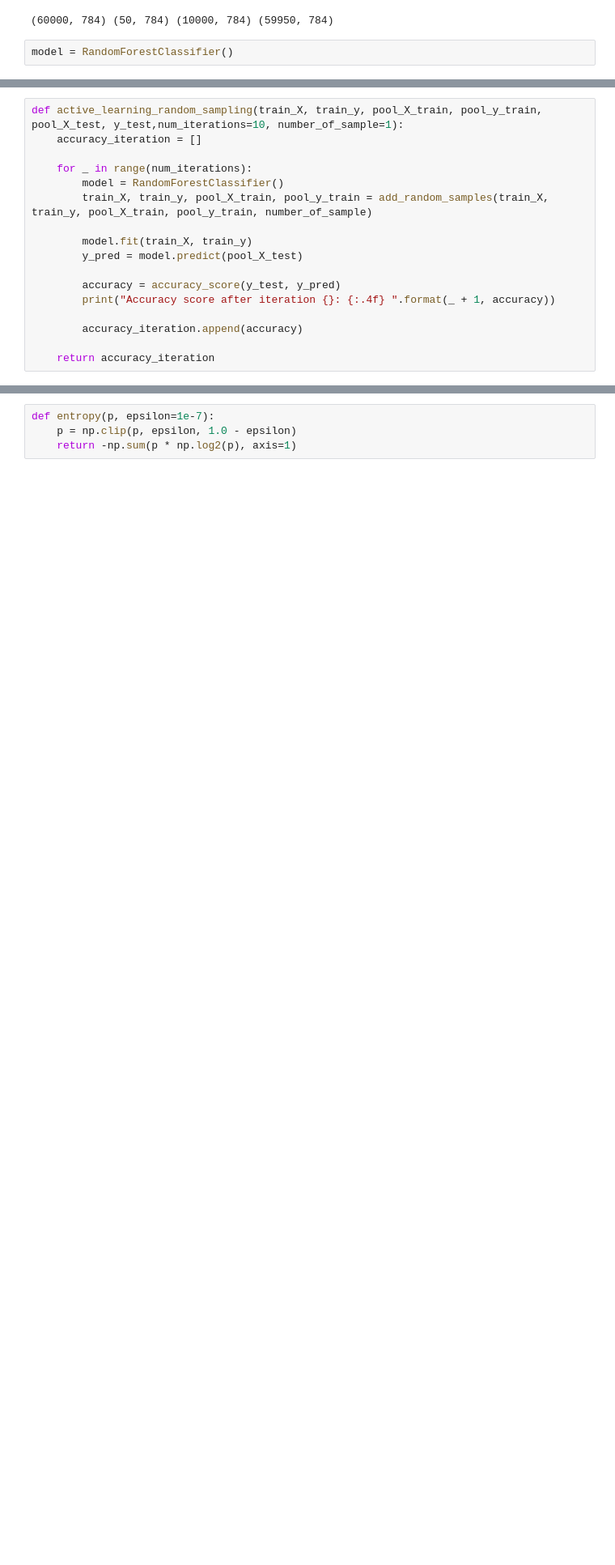
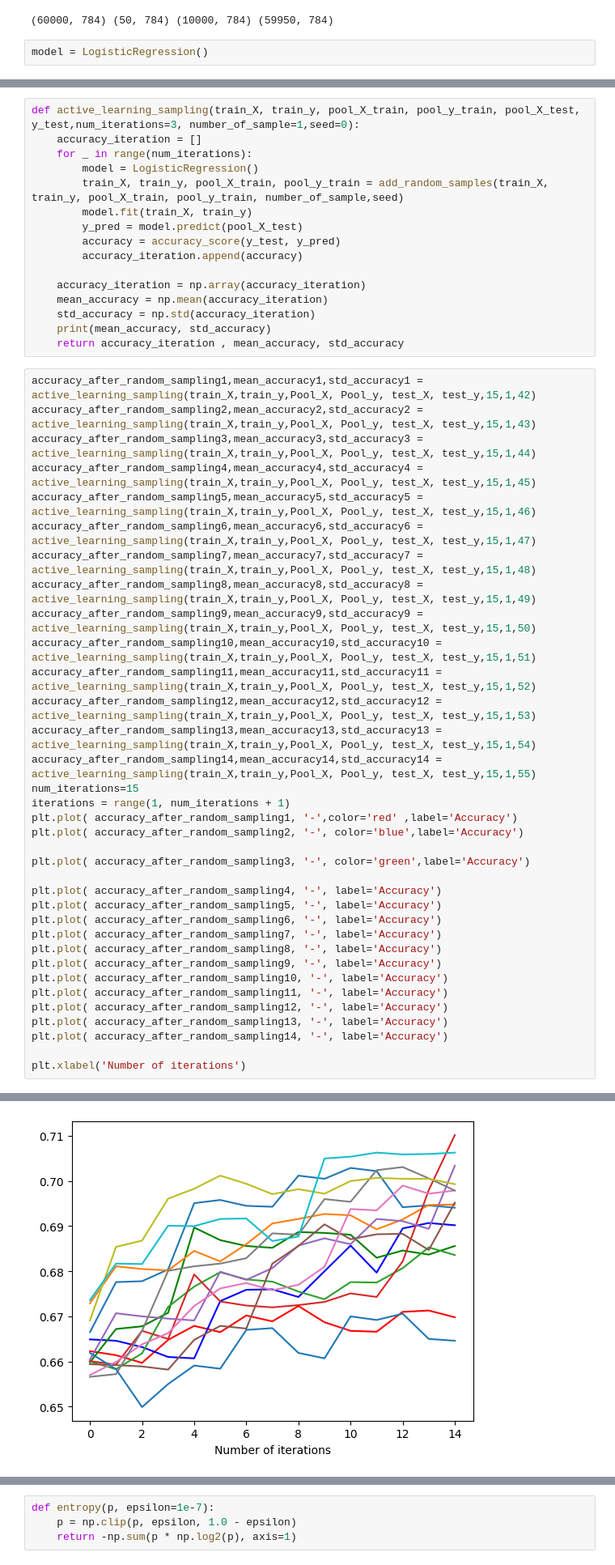
Before and after one commit to rishabh-mondal/active-learning, a Jupyter notebook: aL_mnist.ipynb, the cells around one changed output, grey strips where cells are left out. Shown at 81% size. Saved outputs shown, nothing was run; the diff lists cells and outputs as text; blank space fills up the shorter version.

```diff
--- a/aL_mnist.ipynb
+++ b/aL_mnist.ipynb
@@ -24,4 +20,4 @@ print(train_pool_X.shape, train_X.shape, test_X.shape, Pool_X.shape)
 # %% [output]
 (60000, 784) (50, 784) (10000, 784) (59950, 784)
 # %%
-model = RandomForestClassifier()
+model = LogisticRegression()
@@ -52,18 +34,53 @@ def add_random_samples(train_X, train_y, pool_X_train, pool_y_train, number_of_s
     return train_X, train_y, pool_X_train, pool_y_train
 # %%
-def active_learning_random_sampling(train_X, train_y, pool_X_train, pool_y_train, pool_X_test, y_test,num_iterations=10, number_of_sample=1):
+def active_learning_sampling(train_X, train_y, pool_X_train, pool_y_train, pool_X_test, y_test,num_iterations=3, number_of_sample=1,seed=0):
     accuracy_iteration = []
-
     for _ in range(num_iterations):
-        model = RandomForestClassifier()
-        train_X, train_y, pool_X_train, pool_y_train = add_random_samples(train_X, train_y, pool_X_train, pool_y_train, number_of_sample)
-
+        model = LogisticRegression()
+        train_X, train_y, pool_X_train, pool_y_train = add_random_samples(train_X, train_y, pool_X_train, pool_y_train, number_of_sample,seed)
         model.fit(train_X, train_y)
         y_pred = model.predict(pool_X_test)
-
         accuracy = accuracy_score(y_test, y_pred)
-        print("Accuracy score after iteration {}: {:.4f} ".format(_ + 1, accuracy))
-
         accuracy_iteration.append(accuracy)
 
-    return accuracy_iteration
+    accuracy_iteration = np.array(accuracy_iteration)
+    mean_accuracy = np.mean(accuracy_iteration)
+    std_accuracy = np.std(accuracy_iteration)
+    print(mean_accuracy, std_accuracy)
+    return accuracy_iteration , mean_accuracy, std_accuracy
+# %%
+accuracy_after_random_sampling1,mean_accuracy1,std_accuracy1 = active_learning_sampling(train_X,train_y,Pool_X, Pool_y, test_X, test_y,15,1,42)
+accuracy_after_random_sampling2,mean_accuracy2,std_accuracy2 = active_learning_sampling(train_X,train_y,Pool_X, Pool_y, test_X, test_y,15,1,43)
+accuracy_after_random_sampling3,mean_accuracy3,std_accuracy3 = active_learning_sampling(train_X,train_y,Pool_X, Pool_y, test_X, test_y,15,1,44)
+accuracy_after_random_sampling4,mean_accuracy4,std_accuracy4 = active_learning_sampling(train_X,train_y,Pool_X, Pool_y, test_X, test_y,15,1,45)
+accuracy_after_random_sampling5,mean_accuracy5,std_accuracy5 = active_learning_sampling(train_X,train_y,Pool_X, Pool_y, test_X, test_y,15,1,46)
+accuracy_after_random_sampling6,mean_accuracy6,std_accuracy6 = active_learning_sampling(train_X,train_y,Pool_X, Pool_y, test_X, test_y,15,1,47)
+accuracy_after_random_sampling7,mean_accuracy7,std_accuracy7 = active_learning_sampling(train_X,train_y,Pool_X, Pool_y, test_X, test_y,15,1,48)
+accuracy_after_random_sampling8,mean_accuracy8,std_accuracy8 = active_learning_sampling(train_X,train_y,Pool_X, Pool_y, test_X, test_y,15,1,49)
+accuracy_after_random_sampling9,mean_accuracy9,std_accuracy9 = active_learning_sampling(train_X,train_y,Pool_X, Pool_y, test_X, test_y,15,1,50)
+accuracy_after_random_sampling10,mean_accuracy10,std_accuracy10 = active_learning_sampling(train_X,train_y,Pool_X, Pool_y, test_X, test_y,15,1,51)
+accuracy_after_random_sampling11,mean_accuracy11,std_accuracy11 = active_learning_sampling(train_X,train_y,Pool_X, Pool_y, test_X, test_y,15,1,52)
+accuracy_after_random_sampling12,mean_accuracy12,std_accuracy12 = active_learning_sampling(train_X,train_y,Pool_X, Pool_y, test_X, test_y,15,1,53)
+accuracy_after_random_sampling13,mean_accuracy13,std_accuracy13 = active_learning_sampling(train_X,train_y,Pool_X, Pool_y, test_X, test_y,15,1,54)
+accuracy_after_random_sampling14,mean_accuracy14,std_accuracy14 = active_learning_sampling(train_X,train_y,Pool_X, Pool_y, test_X, test_y,15,1,55)
+num_iterations=15
+iterations = range(1, num_iterations + 1)
+plt.plot( accuracy_after_random_sampling1, '-',color='red' ,label='Accuracy')
+plt.plot( accuracy_after_random_sampling2, '-', color='blue',label='Accuracy')
+
+plt.plot( accuracy_after_random_sampling3, '-', color='green',label='Accuracy')
+
+plt.plot( accuracy_after_random_sampling4, '-', label='Accuracy')
+plt.plot( accuracy_after_random_sampling5, '-', label='Accuracy')
+plt.plot( accuracy_after_random_sampling6, '-', label='Accuracy')
+plt.plot( accuracy_after_random_sampling7, '-', label='Accuracy')
+plt.plot( accuracy_after_random_sampling8, '-', label='Accuracy')
+plt.plot( accuracy_after_random_sampling9, '-', label='Accuracy')
+plt.plot( accuracy_after_random_sampling10, '-', label='Accuracy')
+plt.plot( accuracy_after_random_sampling11, '-', label='Accuracy')
+plt.plot( accuracy_after_random_sampling12, '-', label='Accuracy')
+plt.plot( accuracy_after_random_sampling13, '-', label='Accuracy')
+plt.plot( accuracy_after_random_sampling14, '-', label='Accuracy')
+
+plt.xlabel('Number of iterations')
+# %% [output]
@@ -69,0 +102 @@ def active_learning_random_sampling(train_X, train_y, pool_X_train, pool_y_train
+[figure, added]
```
Also changed, not shown: parts of 17 cells of this notebook, 4 other files.
